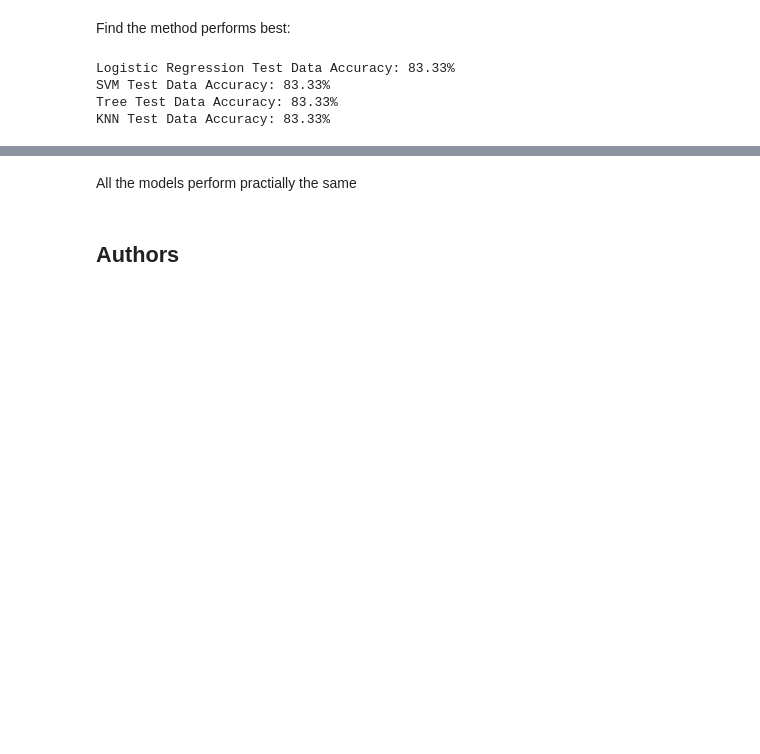
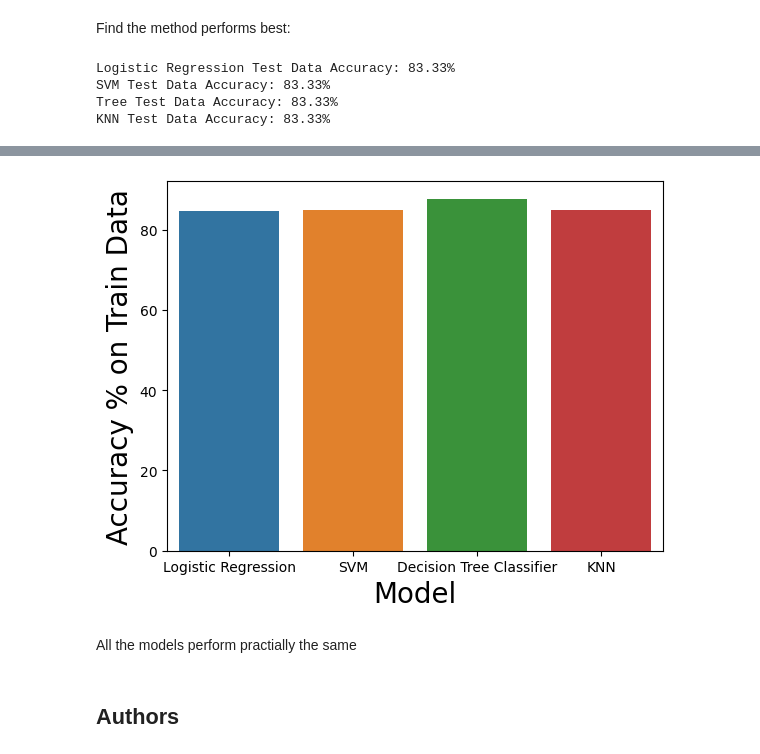
Before and after one commit to jonwright13/ibm-applied-data-science-capstone, a Jupyter notebook: Week 4 - Lab 1 - Building The Models.ipynb, the cells around one changed output, grey strips where cells are left out. Saved outputs shown, nothing was run; the diff lists cells and outputs as text; code cells hidden in the pictures; blank space fills up the shorter version.

```diff
--- a/Week 4 - Lab 1 - Building The Models.ipynb
+++ b/Week 4 - Lab 1 - Building The Models.ipynb
@@ -344,3 +356,15 @@ KNN Test Data Accuracy: 83.33%
+# %%
+result_train_df = pd.DataFrame({
+    'Model': ['Logistic Regression', 'SVM', 'Decision Tree Classifier', 'KNN'],
+    'Result': [logreg_cv.best_score_.round(4)*100, svm_cv.best_score_.round(4)*100, tree_cv.best_score_.round(4)*100, knn_cv.best_score_.round(4)*100]
+})
+
+sns.barplot(y="Result", x="Model", data=result_train_df)
+plt.xlabel("Model",fontsize=20)
+plt.ylabel("Accuracy % on Train Data", fontsize=20)
+plt.show()
+# %% [output]
+[figure, added]
 # %% [markdown]
 All the models perform practially the same
 # %% [markdown]
```
Also changed, not shown: parts of 1 cell of this notebook.
